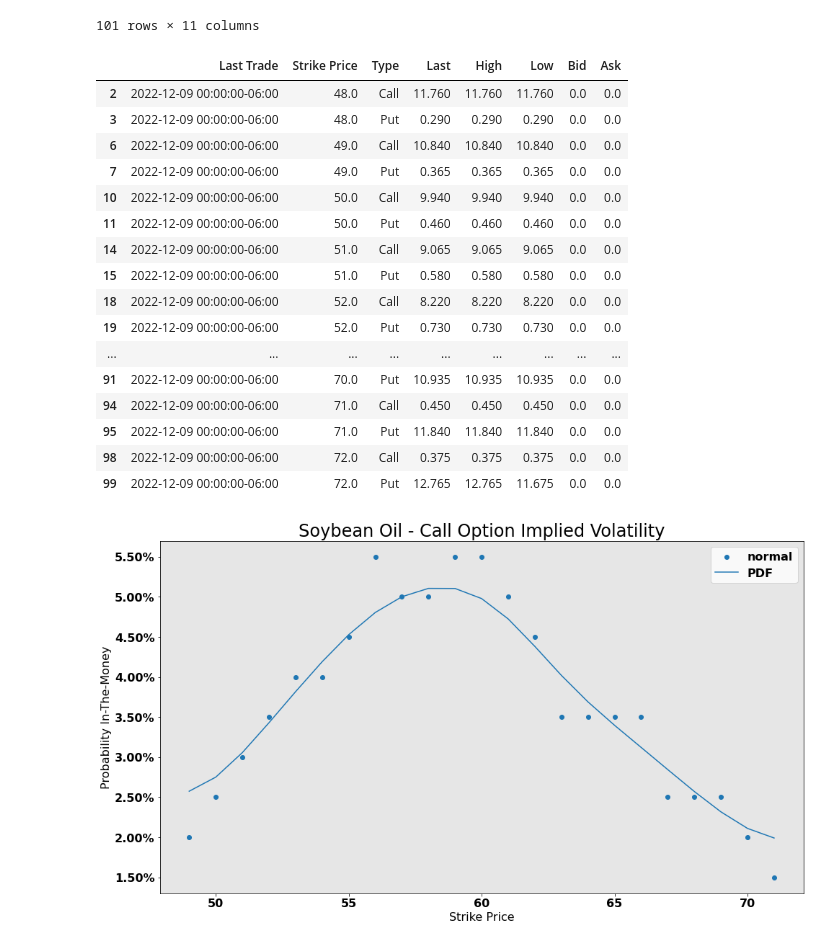
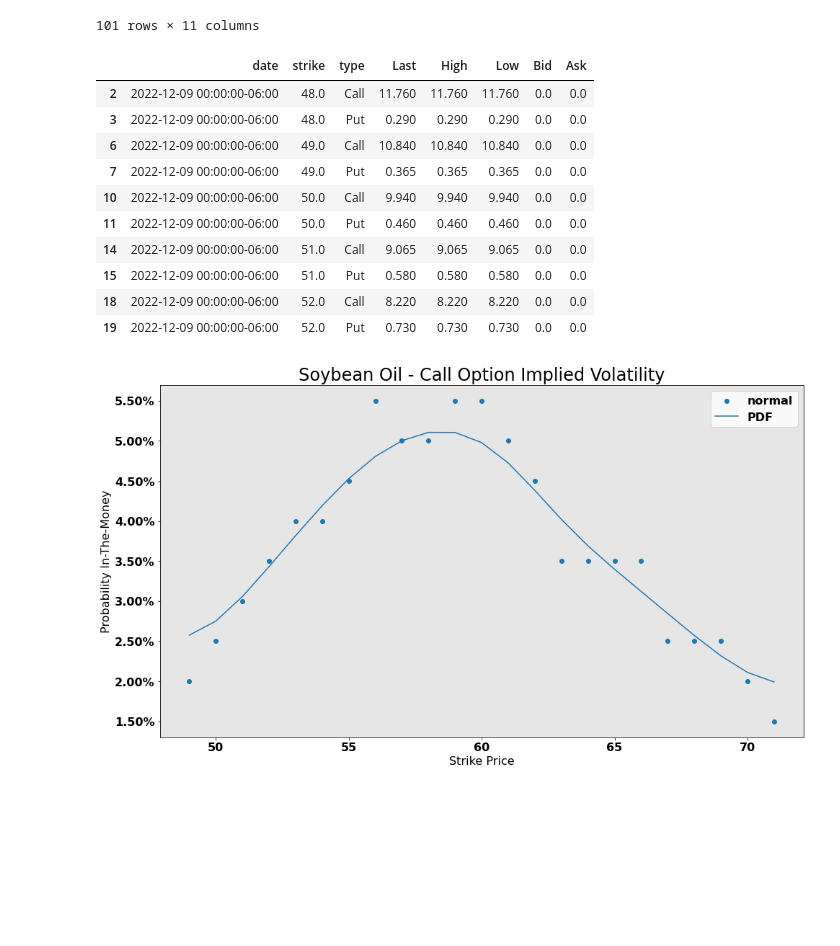
Before and after one commit to mfaldet/Stock-Evaluation, a Jupyter notebook: Option Trading/option_implied_probability_pt2.ipynb, the cells around one changed output. Cells and saved outputs as stored; diff of their text form; code cells hidden in the pictures; blank space fills up the shorter version.

```diff
--- a/Option Trading/option_implied_probability_pt2.ipynb
+++ b/Option Trading/option_implied_probability_pt2.ipynb
@@ -39,38 +39,41 @@ def clean_options(df, remove_outliers=True, reduce=False, size=30):
     df['Type'] = df.Strike.str[-1]
     df.Type = df.Type.replace({'C': 'Call', 'P': 'Put'})
     df = df.drop(['Strike'], axis=1)
 
     # Fix Date
     df['Last Trade'] = df['Last Trade'].str.replace('CT', '', regex=True)
     df['Last Trade'] = pd.to_datetime(df['Last Trade']).dt.tz_localize('America/Chicago')
 
     # Drop last row
     df = df.dropna()
 
     # Remove Outliers
     if remove_outliers:
             import warnings
             warnings.filterwarnings("ignore")
             df = df[df['Strike Price'] == df['Strike Price'].astype(int)]
             df.iloc[:,0] = df.iloc[:,0].apply(pd.to_numeric)
 
     # Filter to +/-30
     def reduce_scope(df, size=30):
         size=size/2
         mid_strike = df['Strike Price'].mean()
         l_range = mid_strike - size
         u_range = mid_strike + size
         df = df[df['Strike Price'].between(l_range, u_range)]
         return(df)
     if reduce:
-        sbo = reduce_scope(df)
+        df = reduce_scope(df)
 
-    return df[['Last Trade','Strike Price','Type','Last','High','Low','Bid','Ask']]
+    # Rename for ease fo coding
+    df.rename(columns={'Last Trade':'date','Strike Price':'strike','Type':'type'}, inplace=True)
 
-data = clean_options(raw_data)
-data
+    return df[['date','strike','type','Last','High','Low','Bid','Ask']]
+
+clean_data = clean_options(raw_data)
+#clean_data.head(10)
 # %% [output]
-|  | Last Trade | Strike Price | Type | Last | High | Low | Bid | Ask |
+|  | date | strike | type | Last | High | Low | Bid | Ask |
 | 2 | 2022-12-09 00:00:00-06:00 | 48.0 | Call | 11.760 | 11.760 | 11.760 | 0.0 | 0.0 |
 | 3 | 2022-12-09 00:00:00-06:00 | 48.0 | Put | 0.290 | 0.290 | 0.290 | 0.0 | 0.0 |
 | 6 | 2022-12-09 00:00:00-06:00 | 49.0 | Call | 10.840 | 10.840 | 10.840 | 0.0 | 0.0 |
@@ -81,9 +84,3 @@ data
 | 15 | 2022-12-09 00:00:00-06:00 | 51.0 | Put | 0.580 | 0.580 | 0.580 | 0.0 | 0.0 |
 | 18 | 2022-12-09 00:00:00-06:00 | 52.0 | Call | 8.220 | 8.220 | 8.220 | 0.0 | 0.0 |
 | 19 | 2022-12-09 00:00:00-06:00 | 52.0 | Put | 0.730 | 0.730 | 0.730 | 0.0 | 0.0 |
-| ... | ... | ... | ... | ... | ... | ... | ... | ... |
-| 91 | 2022-12-09 00:00:00-06:00 | 70.0 | Put | 10.935 | 10.935 | 10.935 | 0.0 | 0.0 |
-| 94 | 2022-12-09 00:00:00-06:00 | 71.0 | Call | 0.450 | 0.450 | 0.450 | 0.0 | 0.0 |
-| 95 | 2022-12-09 00:00:00-06:00 | 71.0 | Put | 11.840 | 11.840 | 11.840 | 0.0 | 0.0 |
-| 98 | 2022-12-09 00:00:00-06:00 | 72.0 | Call | 0.375 | 0.375 | 0.375 | 0.0 | 0.0 |
-| 99 | 2022-12-09 00:00:00-06:00 | 72.0 | Put | 12.765 | 12.765 | 11.675 | 0.0 | 0.0 |
```
Also changed, not shown: parts of 4 cells of this notebook.
